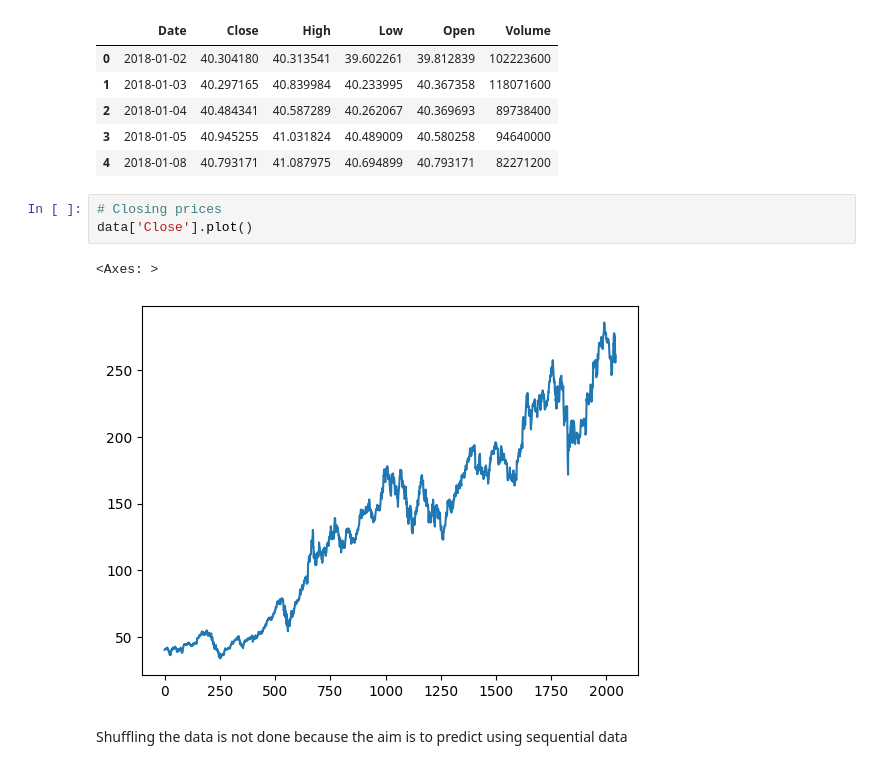
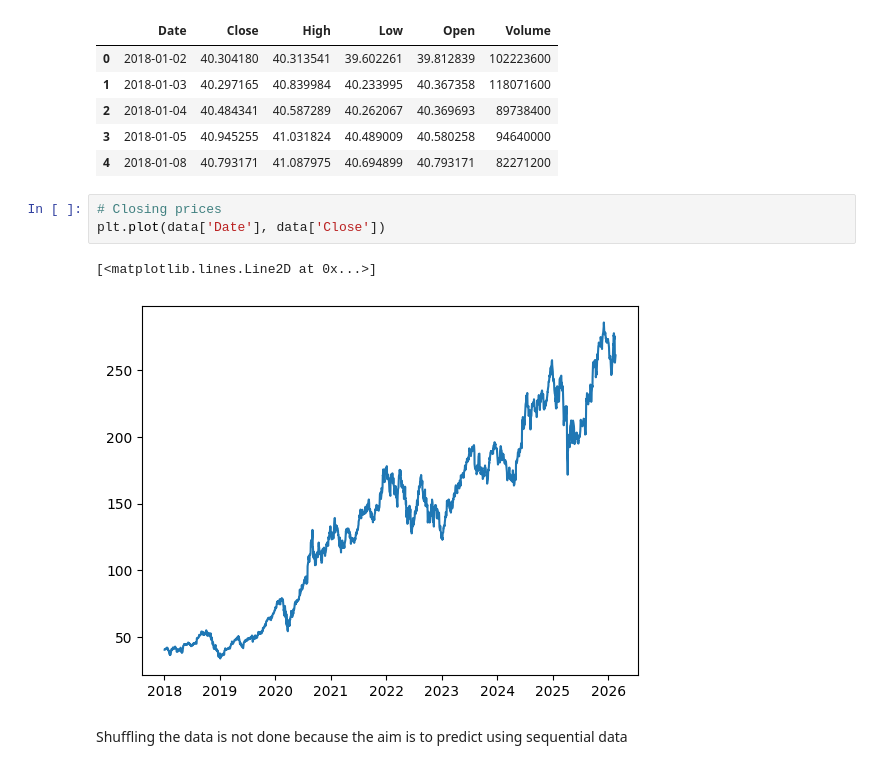
Before and after one commit to joanne-ev/personal-projects, a Jupyter notebook: stock-price-prediction/stock-price-prediction-lstm.ipynb, the cells around one changed output. Saved outputs shown, nothing was run; the diff lists cells and outputs as text.

```diff
--- a/stock-price-prediction/stock-price-prediction-lstm.ipynb
+++ b/stock-price-prediction/stock-price-prediction-lstm.ipynb
@@ -46,10 +46,10 @@ data.head()
 | 4 | 2018-01-08 | 40.793171 | 41.087975 | 40.694899 | 40.793171 | 82271200 |
 # %%
 # Closing prices
-data['Close'].plot()
+plt.plot(data['Date'], data['Close'])
 # %% [output]
-<Axes: >
+[<matplotlib.lines.Line2D at 0x...>]
-[figure, old version]
+[figure, new version]
 # %% [markdown]
 Shuffling the data is not done because the aim is to predict using sequential data
 # %%
```
Also changed, not shown: parts of 1 cell of this notebook.
